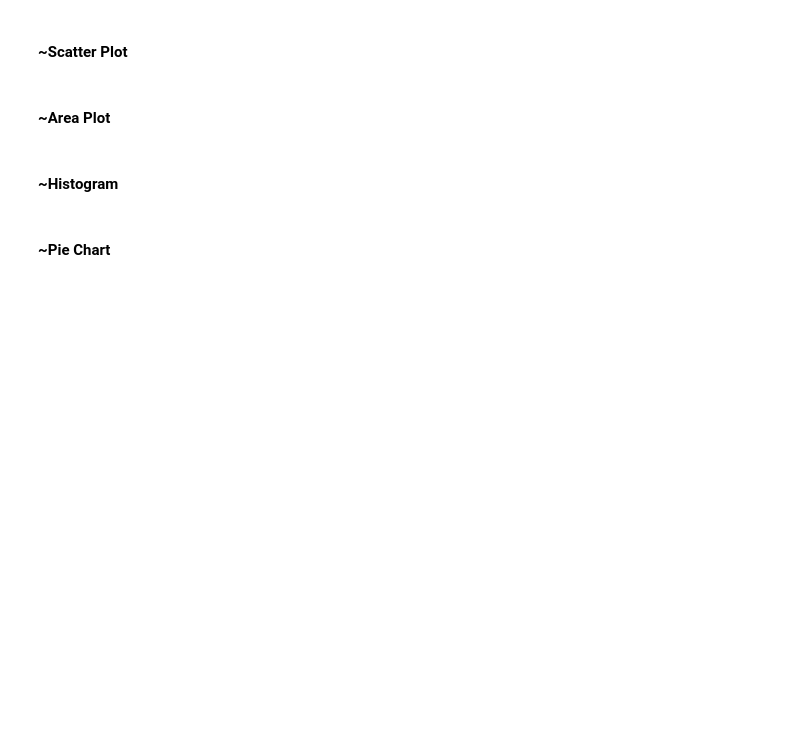
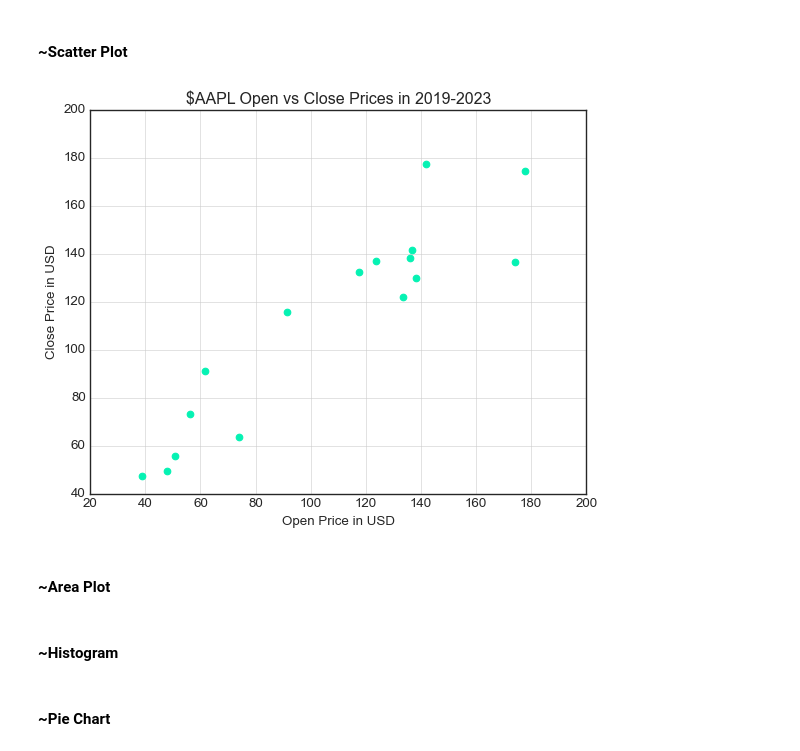
Before and after one commit to bilalonur/financial-visualization, a Jupyter notebook: finance-visualization.ipynb, the cells around one changed output. Drawn from its saved outputs; the diff is of its cells as text; code cells hidden in the pictures; blank space fills up the shorter version.

```diff
--- a/finance-visualization.ipynb
+++ b/finance-visualization.ipynb
@@ -117,5 +143,16 @@ plt.show()
 # %% [markdown]
 <h4>~Scatter Plot</h4>
+# %%
+
+plt.scatter(data['Open'], data['Close'], c='#05f2b3', edgecolors='face', s=35)  # c parameter for color of marker, edgecolors for edge color of the marker (face,none,(a color))
+plt.grid(True) # If you want to hide grids change 'False'
+plt.xlabel('Open Price in USD')
+plt.ylabel('Close Price in USD')
+plt.title(f'${symbol} Open vs Close Prices in 2019-2023')
+plt.savefig("figs/openVclose_"+str(symbol)+str(startDate[:5])+str(endDate[:4])+".png")  # Save plot as indicated directory with name specified
+plt.show()
+# %% [output]
+[figure, added]
 # %% [markdown]
 <h4>~Area Plot</h4>
 # %% [markdown]
```
Also changed, not shown: parts of 5 cells of this notebook, 3 other files.
